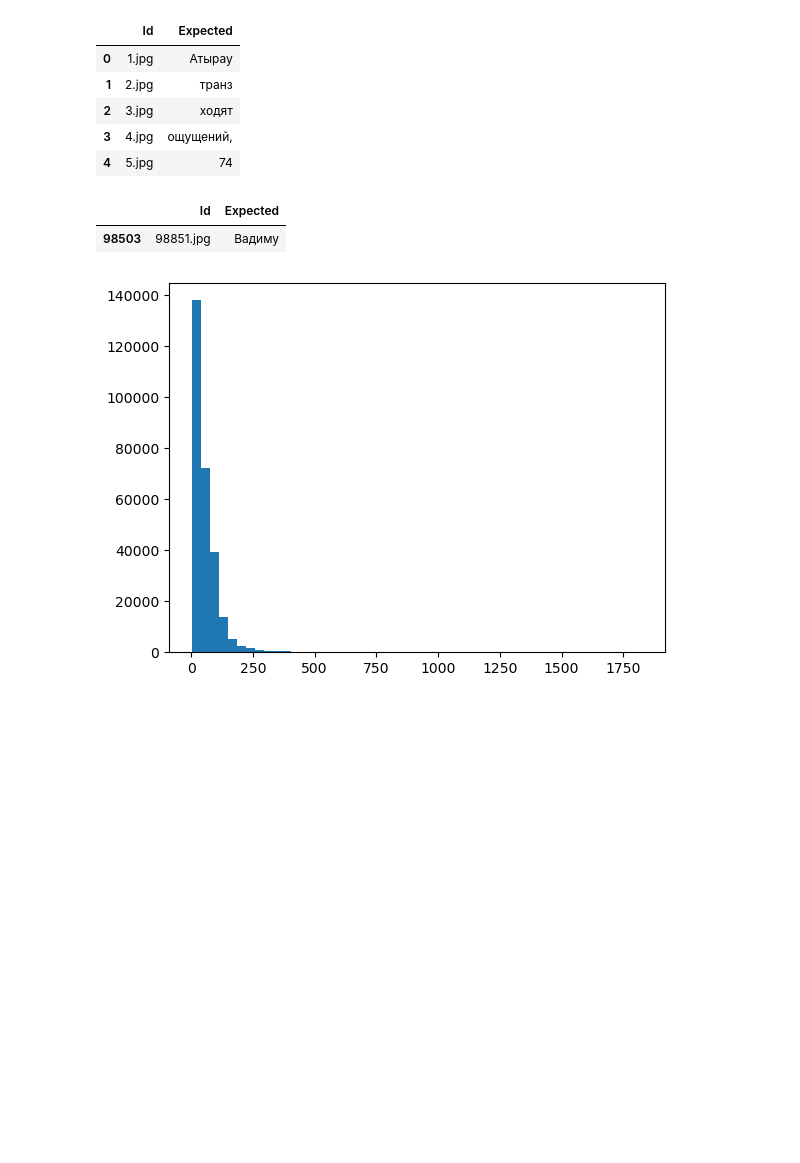
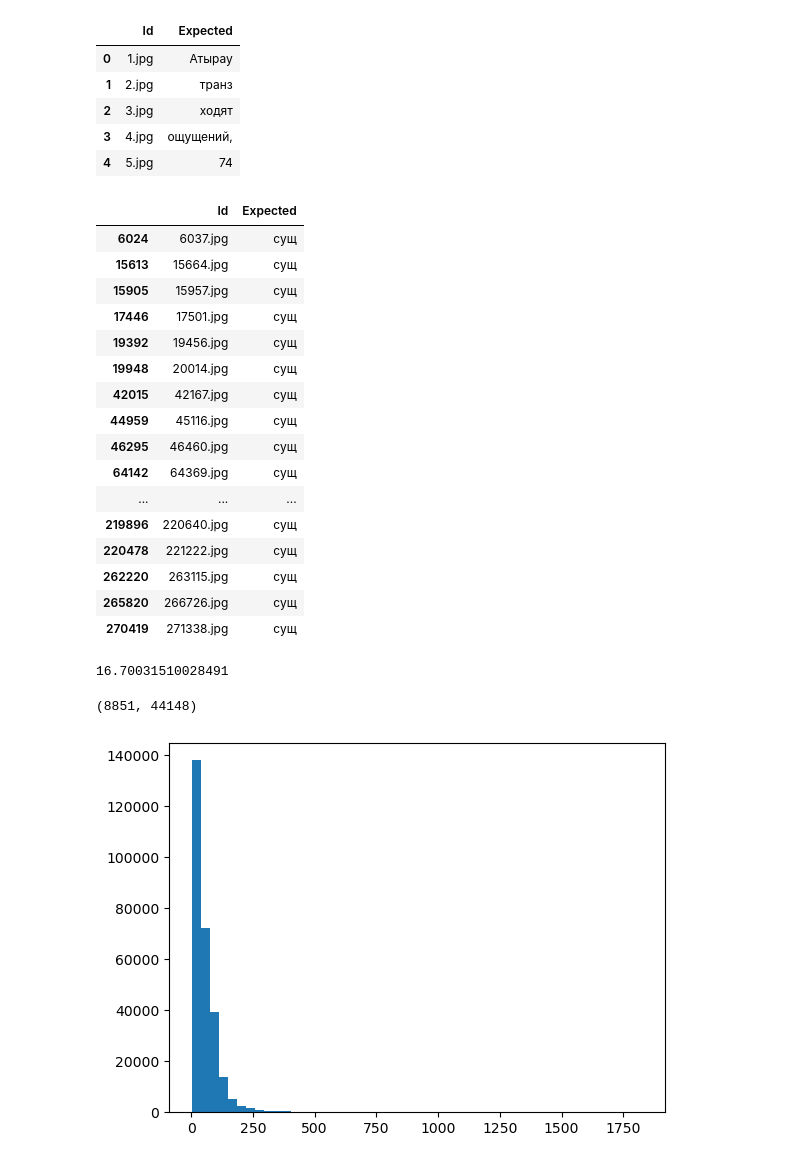
Before and after one commit to hadzhykhanov/cv_contest, a Jupyter notebook: notebooks/Untitled.ipynb, the cells around one changed output. Drawn from its saved outputs; the diff is of its cells as text; code cells hidden in the pictures; blank space fills up the shorter version.

```diff
--- a/notebooks/Untitled.ipynb
+++ b/notebooks/Untitled.ipynb
@@ -18,7 +18,22 @@ df.head()
 | 3 | 4.jpg | ощущений, |
 | 4 | 5.jpg | 74 |
 # %%
-df[df.Expected == "Вадиму"]
+df[df.Expected == "сущ"]
 # %% [output]
 |  | Id | Expected |
-| 98503 | 98851.jpg | Вадиму |
+| 6024 | 6037.jpg | сущ |
+| 15613 | 15664.jpg | сущ |
+| 15905 | 15957.jpg | сущ |
+| 17446 | 17501.jpg | сущ |
+| 19392 | 19456.jpg | сущ |
+| 19948 | 20014.jpg | сущ |
+| 42015 | 42167.jpg | сущ |
+| 44959 | 45116.jpg | сущ |
+| 46295 | 46460.jpg | сущ |
+| 64142 | 64369.jpg | сущ |
+| ... | ... | ... |
+| 219896 | 220640.jpg | сущ |
+| 220478 | 221222.jpg | сущ |
+| 262220 | 263115.jpg | сущ |
+| 265820 | 266726.jpg | сущ |
+| 270419 | 271338.jpg | сущ |
@@ -25,3 +47,12 @@ df[df.Expected == "Вадиму"]
+# %%
+updated_lst = list(filter(lambda x: x[0] > x[1], lst))
+(len(updated_lst) / len(lst)) * 100
+# %% [output]
+16.70031510028491
+# %%
+len(list(filter(lambda x: x[0] > x[1], lst))), len(list(filter(lambda x: x[0] <= x[1], lst)))
+# %% [output]
+(8851, 44148)
 # %%
 path = "/Users/vladislavgadzihanov/PycharmProjects/cv_contest/data/vk_made_ocr/train/train"
 path = pathlib.Path(path)
```
Also changed, not shown: parts of 1 cell of this notebook, 1 other file.
